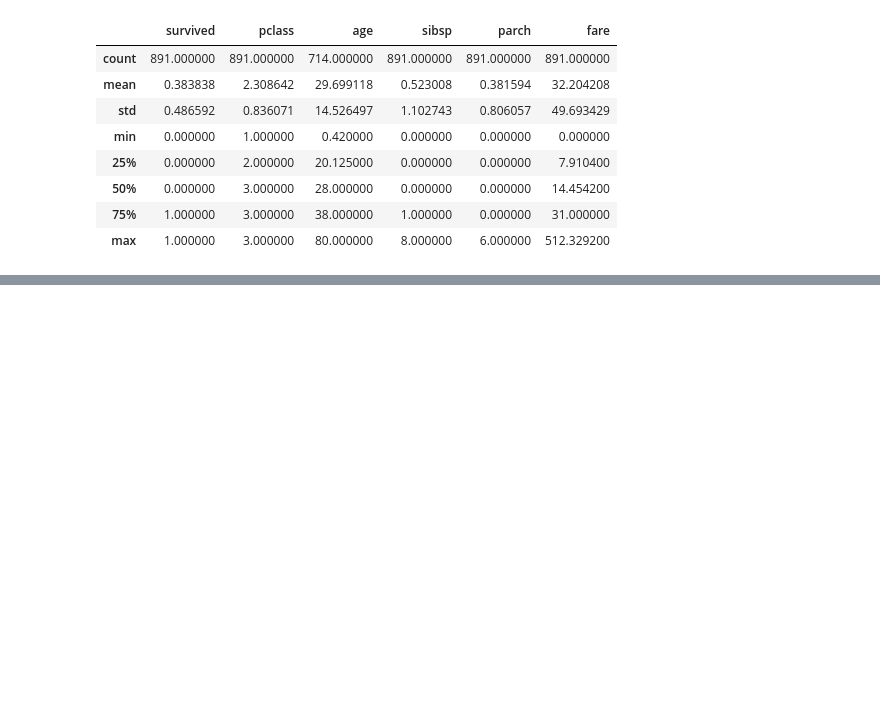
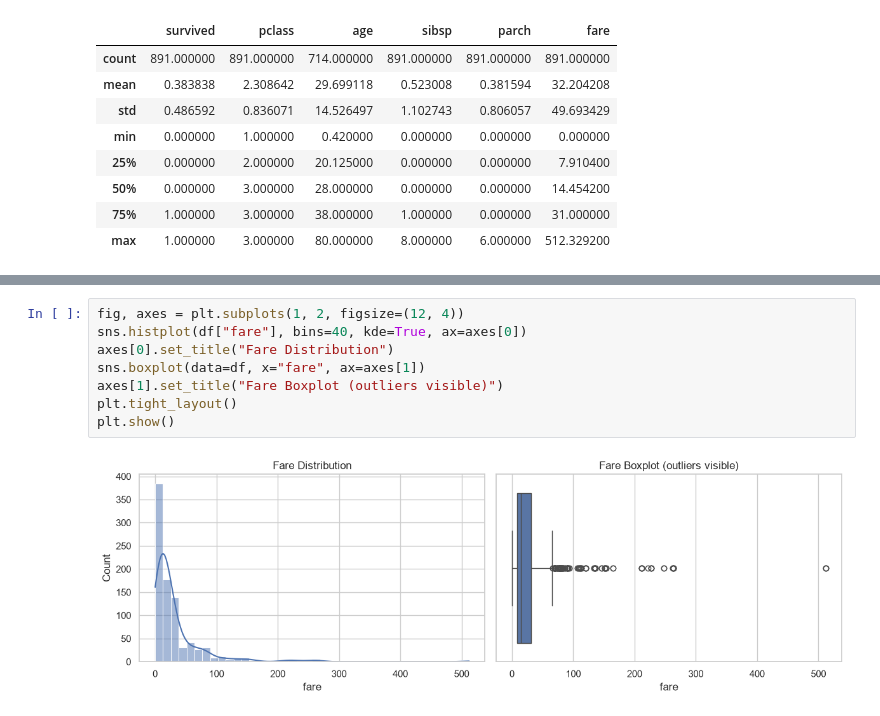
Before and after one commit to mundlapudimuneendra-ops/zepto_capstone, a Jupyter notebook: module_2_data_analytics/notebooks/01_eda.ipynb, the cells around one changed output, grey strips where cells are left out. Drawn from its saved outputs; the diff is of its cells as text; blank space fills up the shorter version.

```diff
--- a/module_2_data_analytics/notebooks/01_eda.ipynb
+++ b/module_2_data_analytics/notebooks/01_eda.ipynb
@@ -562,0 +145,10 @@ Female survival is high in Cherbourg and Queenstown across all classes; in South
+# %%
+fig, axes = plt.subplots(1, 2, figsize=(12, 4))
+sns.histplot(df["fare"], bins=40, kde=True, ax=axes[0])
+axes[0].set_title("Fare Distribution")
+sns.boxplot(data=df, x="fare", ax=axes[1])
+axes[1].set_title("Fare Boxplot (outliers visible)")
+plt.tight_layout()
+plt.show()
+# %% [output]
+[figure, added]
```
Also changed, not shown: parts of 67 cells of this notebook.
